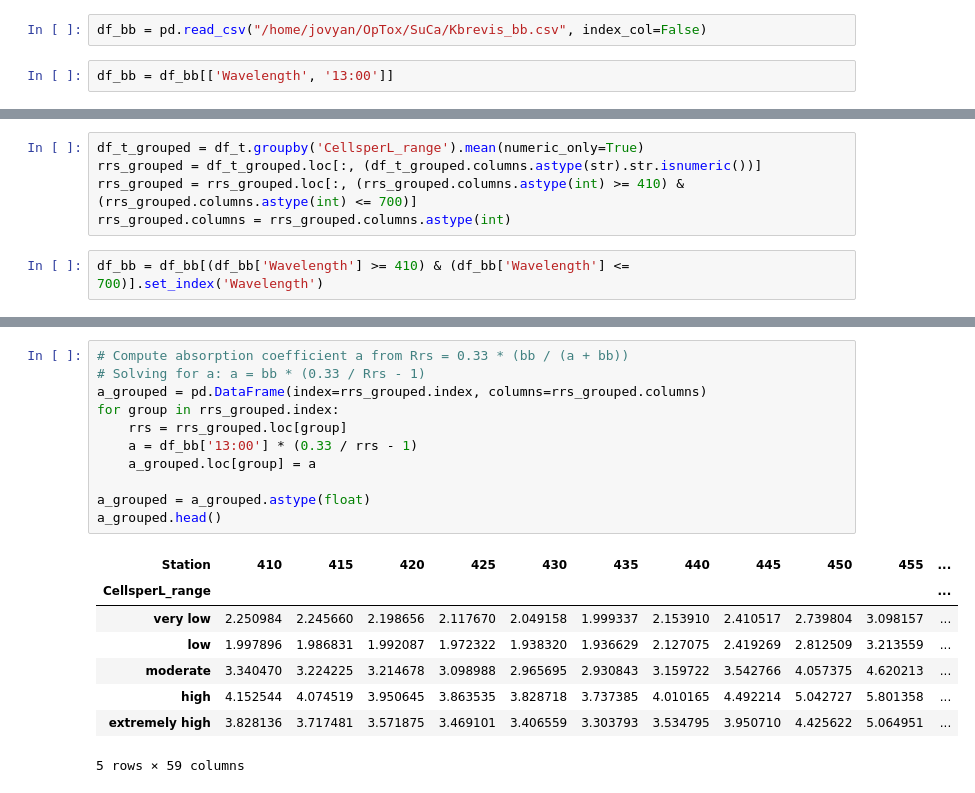
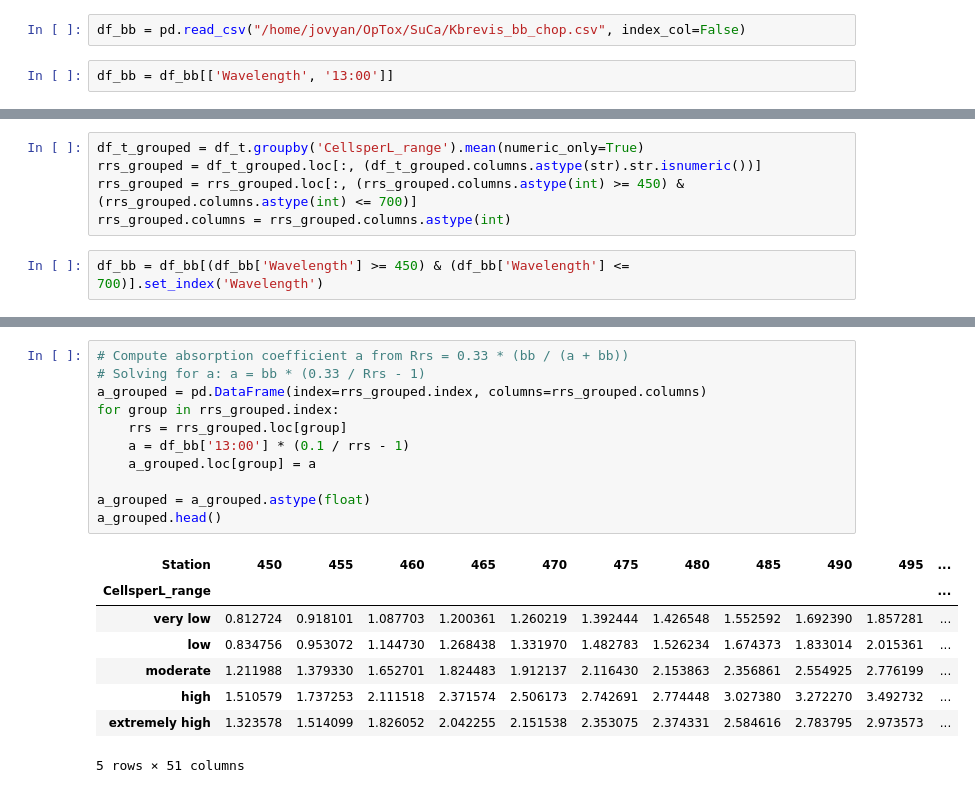
Before and after one commit to abailess/OpTox, a Jupyter notebook: SuCa/Rrs_spectra.ipynb, the cells around one changed output, grey strips where cells are left out. Saved outputs shown, nothing was run; the diff lists cells and outputs as text.

```diff
--- a/SuCa/Rrs_spectra.ipynb
+++ b/SuCa/Rrs_spectra.ipynb
@@ -197,7 +197,7 @@ plt.show()
 # %% [markdown]
 Let's do some absorption and backscattering coefficients right now!
 # %%
-df_bb = pd.read_csv("/home/jovyan/OpTox/SuCa/Kbrevis_bb.csv", index_col=False)
+df_bb = pd.read_csv("/home/jovyan/OpTox/SuCa/Kbrevis_bb_chop.csv", index_col=False)
 # %%
 df_bb = df_bb[['Wavelength', '13:00']]
 # %%
@@ -215,7 +215,7 @@ plt.show()
 # %%
 df_t_grouped = df_t.groupby('CellsperL_range').mean(numeric_only=True)
 rrs_grouped = df_t_grouped.loc[:, (df_t_grouped.columns.astype(str).str.isnumeric())]
-rrs_grouped = rrs_grouped.loc[:, (rrs_grouped.columns.astype(int) >= 410) & (rrs_grouped.columns.astype(int) <= 700)]
+rrs_grouped = rrs_grouped.loc[:, (rrs_grouped.columns.astype(int) >= 450) & (rrs_grouped.columns.astype(int) <= 700)]
 rrs_grouped.columns = rrs_grouped.columns.astype(int)
 # %%
-df_bb = df_bb[(df_bb['Wavelength'] >= 410) & (df_bb['Wavelength'] <= 700)].set_index('Wavelength')
+df_bb = df_bb[(df_bb['Wavelength'] >= 450) & (df_bb['Wavelength'] <= 700)].set_index('Wavelength')
@@ -222,20 +224,20 @@ df_bb = df_bb[(df_bb['Wavelength'] >= 410) & (df_bb['Wavelength'] <= 700)].set_i
 # %%
 # Compute absorption coefficient a from Rrs = 0.33 * (bb / (a + bb))
 # Solving for a: a = bb * (0.33 / Rrs - 1)
 a_grouped = pd.DataFrame(index=rrs_grouped.index, columns=rrs_grouped.columns)
 for group in rrs_grouped.index:
     rrs = rrs_grouped.loc[group]
-    a = df_bb['13:00'] * (0.33 / rrs - 1)
+    a = df_bb['13:00'] * (0.1 / rrs - 1)
     a_grouped.loc[group] = a
 
 a_grouped = a_grouped.astype(float)
 a_grouped.head()
 # %% [output]
-| Station | 410 | 415 | 420 | 425 | 430 | 435 | 440 | 445 | 450 | 455 | ... |
+| Station | 450 | 455 | 460 | 465 | 470 | 475 | 480 | 485 | 490 | 495 | ... |
 | CellsperL_range |  |  |  |  |  |  |  |  |  |  | ... |
-| very low | 2.250984 | 2.245660 | 2.198656 | 2.117670 | 2.049158 | 1.999337 | 2.153910 | 2.410517 | 2.739804 | 3.098157 | ... |
-| low | 1.997896 | 1.986831 | 1.992087 | 1.972322 | 1.938320 | 1.936629 | 2.127075 | 2.419269 | 2.812509 | 3.213559 | ... |
-| moderate | 3.340470 | 3.224225 | 3.214678 | 3.098988 | 2.965695 | 2.930843 | 3.159722 | 3.542766 | 4.057375 | 4.620213 | ... |
-| high | 4.152544 | 4.074519 | 3.950645 | 3.863535 | 3.828718 | 3.737385 | 4.010165 | 4.492214 | 5.042727 | 5.801358 | ... |
-| extremely high | 3.828136 | 3.717481 | 3.571875 | 3.469101 | 3.406559 | 3.303793 | 3.534795 | 3.950710 | 4.425622 | 5.064951 | ... |
+| very low | 0.812724 | 0.918101 | 1.087703 | 1.200361 | 1.260219 | 1.392444 | 1.426548 | 1.552592 | 1.692390 | 1.857281 | ... |
+| low | 0.834756 | 0.953072 | 1.144730 | 1.268438 | 1.331970 | 1.482783 | 1.526234 | 1.674373 | 1.833014 | 2.015361 | ... |
+| moderate | 1.211988 | 1.379330 | 1.652701 | 1.824483 | 1.912137 | 2.116430 | 2.153863 | 2.356861 | 2.554925 | 2.776199 | ... |
+| high | 1.510579 | 1.737253 | 2.111518 | 2.371574 | 2.506173 | 2.742691 | 2.774448 | 3.027380 | 3.272270 | 3.492732 | ... |
+| extremely high | 1.323578 | 1.514099 | 1.826052 | 2.042255 | 2.151538 | 2.353075 | 2.374331 | 2.584616 | 2.783795 | 2.973573 | ... |
-5 rows × 59 columns
+5 rows × 51 columns
```
Also changed, not shown: parts of 6 cells of this notebook.
